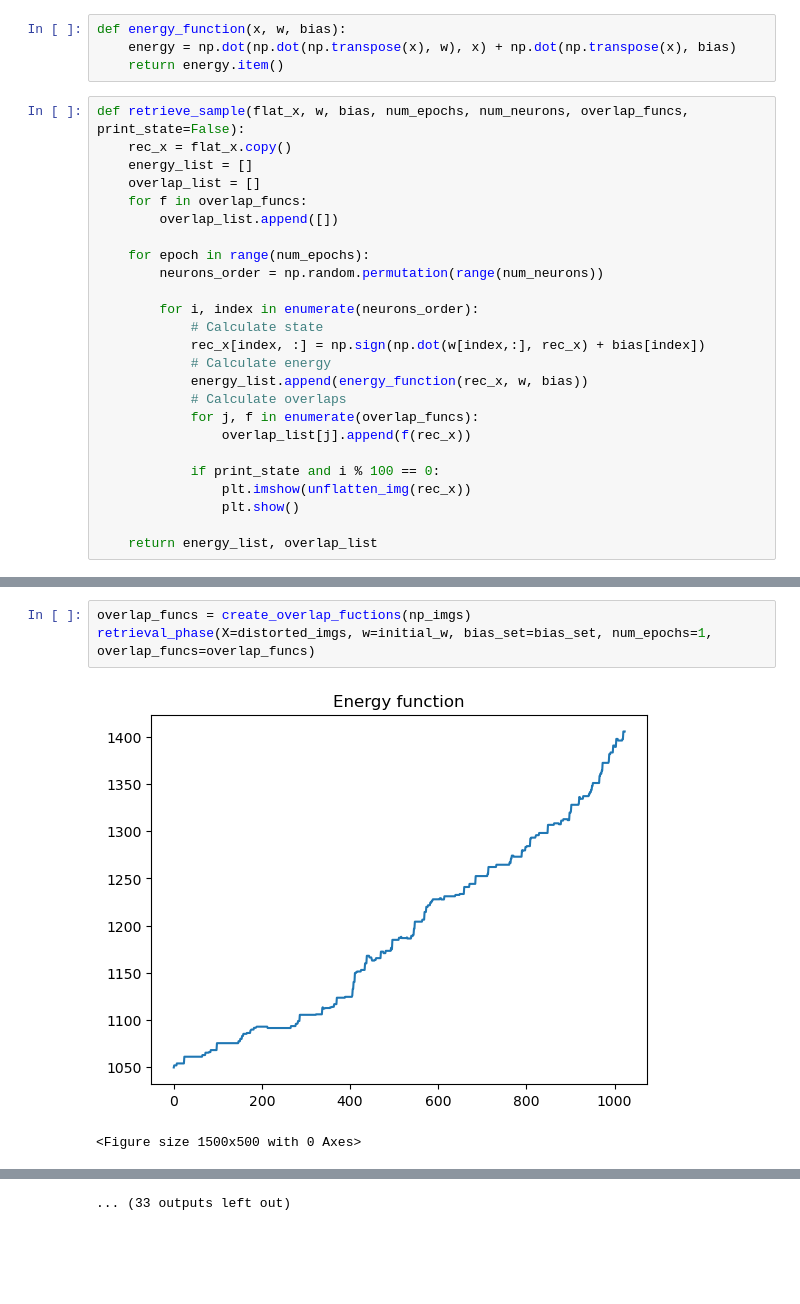
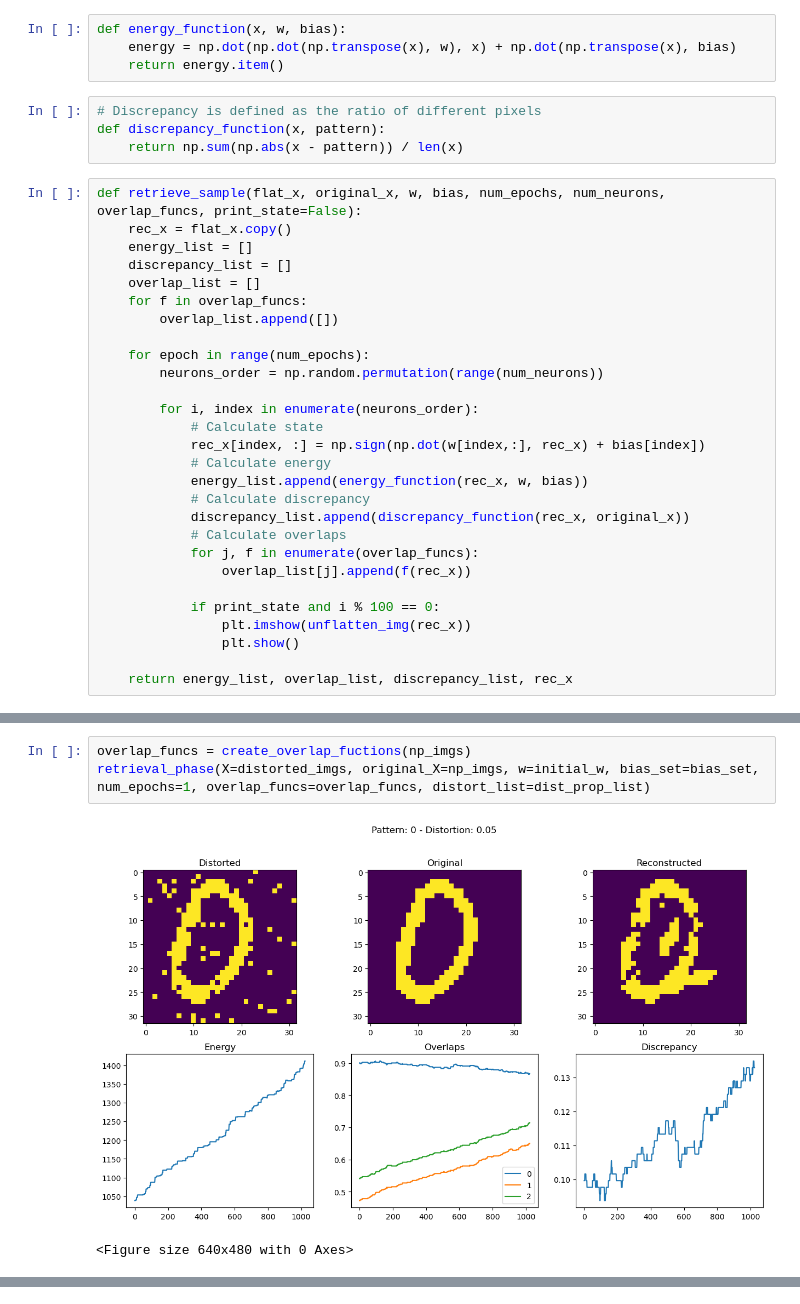
Before and after one commit to giacomo-cgn/cns-assignments, a Jupyter notebook: LAB2_2/lab2_2.ipynb, the cells around one changed output, grey strips where cells are left out. Drawn from its saved outputs; the diff is of its cells as text; blank space fills up the shorter version.

```diff
--- a/LAB2_2/lab2_2.ipynb
+++ b/LAB2_2/lab2_2.ipynb
@@ -126,10 +126,15 @@ def create_overlap_fuctions(patterns):
 def energy_function(x, w, bias):
     energy = np.dot(np.dot(np.transpose(x), w), x) + np.dot(np.transpose(x), bias)
     return energy.item()
+# %%
+# Discrepancy is defined as the ratio of different pixels
+def discrepancy_function(x, pattern):
+    return np.sum(np.abs(x - pattern)) / len(x)
 # %%
-def retrieve_sample(flat_x, w, bias, num_epochs, num_neurons, overlap_funcs, print_state=False):
+def retrieve_sample(flat_x, original_x, w, bias, num_epochs, num_neurons, overlap_funcs, print_state=False):
     rec_x = flat_x.copy()
     energy_list = []
+    discrepancy_list = []
     overlap_list = []
     for f in overlap_funcs:
         overlap_list.append([])
@@ -142,6 +147,8 @@ def retrieve_sample(flat_x, w, bias, num_epochs, num_neurons, overlap_funcs, pri
             rec_x[index, :] = np.sign(np.dot(w[index,:], rec_x) + bias[index])
             # Calculate energy
             energy_list.append(energy_function(rec_x, w, bias))
+            # Calculate discrepancy
+            discrepancy_list.append(discrepancy_function(rec_x, original_x))
             # Calculate overlaps
             for j, f in enumerate(overlap_funcs):
                 overlap_list[j].append(f(rec_x))
@@ -150,5 +157,5 @@ def retrieve_sample(flat_x, w, bias, num_epochs, num_neurons, overlap_funcs, pri
                 plt.imshow(unflatten_img(rec_x))
                 plt.show()
 
-    return energy_list, overlap_list
+    return energy_list, overlap_list, discrepancy_list, rec_x
 # %%
@@ -179,6 +219,6 @@ def retrieval_phase(X, w, bias_set, num_epochs, overlap_funcs):
 # %%
 overlap_funcs = create_overlap_fuctions(np_imgs)
-retrieval_phase(X=distorted_imgs, w=initial_w, bias_set=bias_set, num_epochs=1, overlap_funcs=overlap_funcs)
+retrieval_phase(X=distorted_imgs, original_X=np_imgs, w=initial_w, bias_set=bias_set, num_epochs=1, overlap_funcs=overlap_funcs, distort_list=dist_prop_list)
 # %% [output]
-[figure, old version]
+[figure, new version]
-<Figure size 1500x500 with 0 Axes>
+<Figure size 640x480 with 0 Axes>
@@ -199 +235,0 @@ overlap: [0.578125, 0.578125, 0.578125, 0.578125, 0.578125, 0.578125, 0.578125,
-... (33 outputs left out)
```
Also changed, not shown: parts of 3 cells of this notebook, 9 other files.
